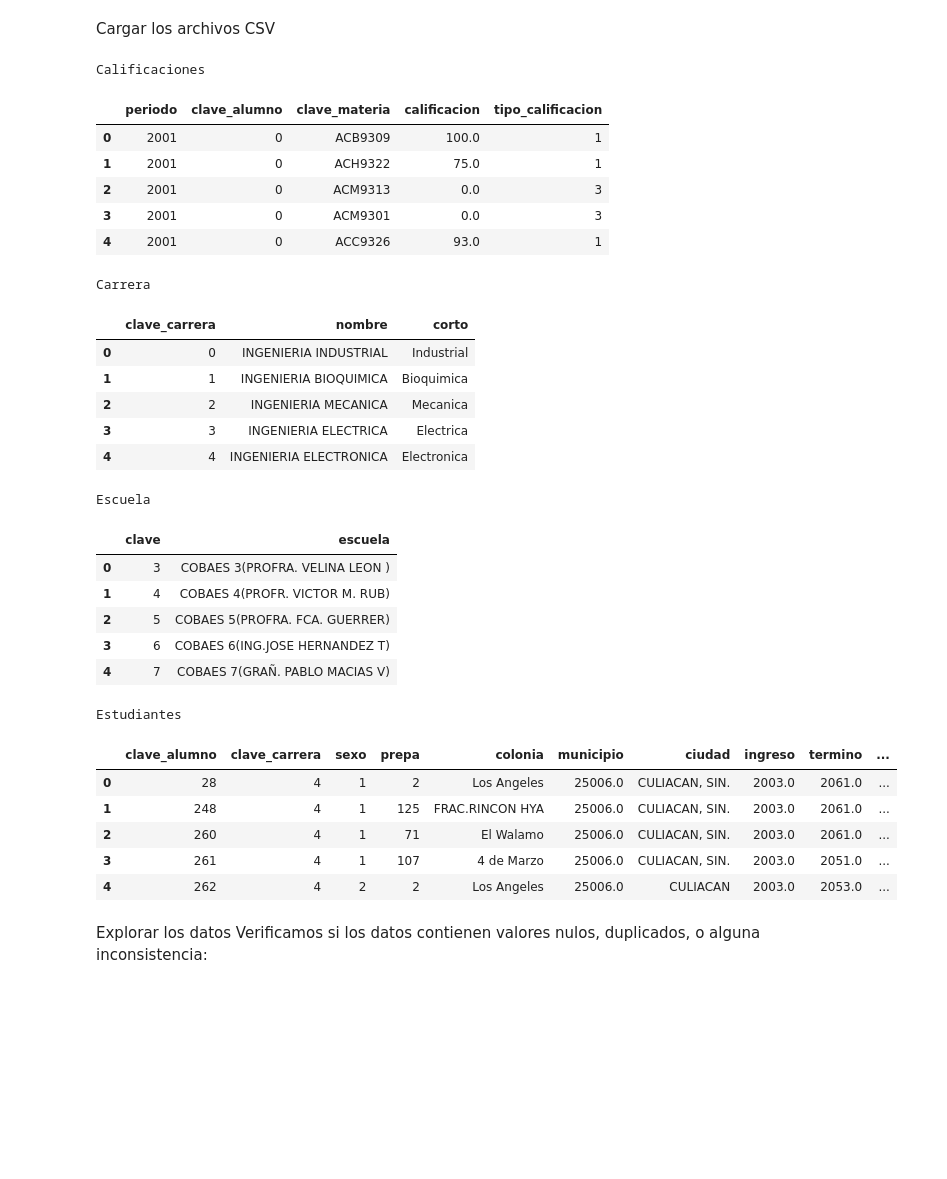
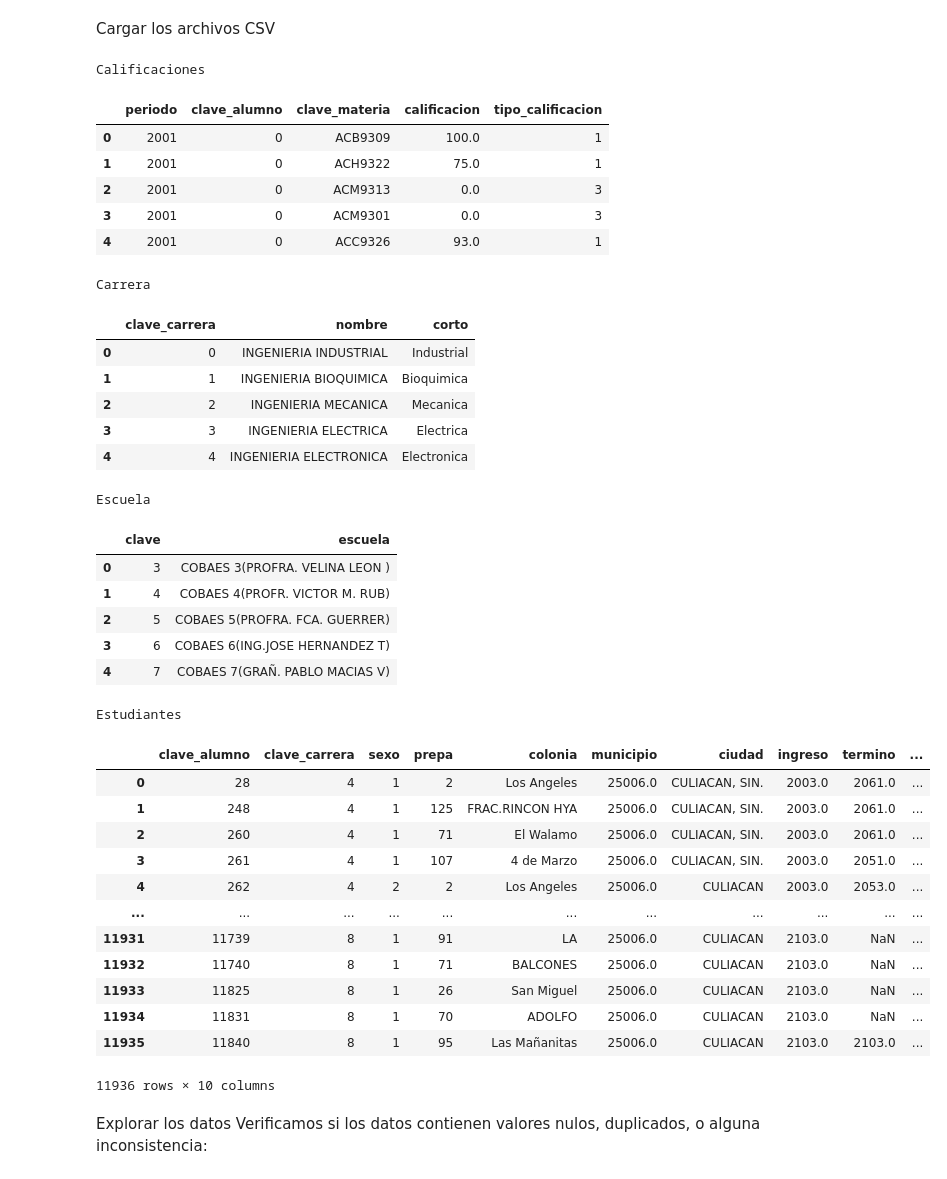
Before and after one commit to jesusBarrazaCastro/exito_academico, a Jupyter notebook: code.ipynb, the cells around one changed output. Cells and saved outputs as stored; diff of their text form; code cells hidden in the pictures; blank space fills up the shorter version.

```diff
--- a/code.ipynb
+++ b/code.ipynb
@@ -17,36 +17,43 @@ display(carrera_df.head())
 print("Escuela")
 display(escuelas_df.head())
 print("Estudiantes")
-display(estudiantes_df.head())
+display(estudiantes_df)
 # %% [output]
 Calificaciones
 |  | periodo | clave_alumno | clave_materia | calificacion | tipo_calificacion |
 | 0 | 2001 | 0 | ACB9309 | 100.0 | 1 |
 | 1 | 2001 | 0 | ACH9322 | 75.0 | 1 |
 | 2 | 2001 | 0 | ACM9313 | 0.0 | 3 |
 | 3 | 2001 | 0 | ACM9301 | 0.0 | 3 |
 | 4 | 2001 | 0 | ACC9326 | 93.0 | 1 |
 Carrera
 |  | clave_carrera | nombre | corto |
 | 0 | 0 | INGENIERIA INDUSTRIAL | Industrial |
 | 1 | 1 | INGENIERIA BIOQUIMICA | Bioquimica |
 | 2 | 2 | INGENIERIA MECANICA | Mecanica |
 | 3 | 3 | INGENIERIA ELECTRICA | Electrica |
 | 4 | 4 | INGENIERIA ELECTRONICA | Electronica |
 Escuela
 |  | clave | escuela |
 | 0 | 3 | COBAES 3(PROFRA. VELINA LEON ) |
 | 1 | 4 | COBAES 4(PROFR. VICTOR M. RUB) |
 | 2 | 5 | COBAES 5(PROFRA. FCA. GUERRER) |
 | 3 | 6 | COBAES 6(ING.JOSE HERNANDEZ T) |
 | 4 | 7 | COBAES 7(GRAÑ. PABLO MACIAS V) |
 Estudiantes
 |  | clave_alumno | clave_carrera | sexo | prepa | colonia | municipio | ciudad | ingreso | termino | ... |
 | 0 | 28 | 4 | 1 | 2 | Los Angeles | 25006.0 | CULIACAN, SIN. | 2003.0 | 2061.0 | ... |
 | 1 | 248 | 4 | 1 | 125 | FRAC.RINCON HYA | 25006.0 | CULIACAN, SIN. | 2003.0 | 2061.0 | ... |
 | 2 | 260 | 4 | 1 | 71 | El Walamo | 25006.0 | CULIACAN, SIN. | 2003.0 | 2061.0 | ... |
 | 3 | 261 | 4 | 1 | 107 | 4 de Marzo | 25006.0 | CULIACAN, SIN. | 2003.0 | 2051.0 | ... |
 | 4 | 262 | 4 | 2 | 2 | Los Angeles | 25006.0 | CULIACAN | 2003.0 | 2053.0 | ... |
+| ... | ... | ... | ... | ... | ... | ... | ... | ... | ... | ... |
+| 11931 | 11739 | 8 | 1 | 91 | LA | 25006.0 | CULIACAN | 2103.0 | NaN | ... |
+| 11932 | 11740 | 8 | 1 | 71 | BALCONES | 25006.0 | CULIACAN | 2103.0 | NaN | ... |
+| 11933 | 11825 | 8 | 1 | 26 | San Miguel | 25006.0 | CULIACAN | 2103.0 | NaN | ... |
+| 11934 | 11831 | 8 | 1 | 70 | ADOLFO | 25006.0 | CULIACAN | 2103.0 | NaN | ... |
+| 11935 | 11840 | 8 | 1 | 95 | Las Mañanitas | 25006.0 | CULIACAN | 2103.0 | 2103.0 | ... |
+11936 rows × 10 columns
 # %% [markdown]
 Explorar los datos
 Verificamos si los datos contienen valores nulos, duplicados, o alguna inconsistencia:
```
Also changed, not shown: parts of 13 cells of this notebook, 3 other files.
